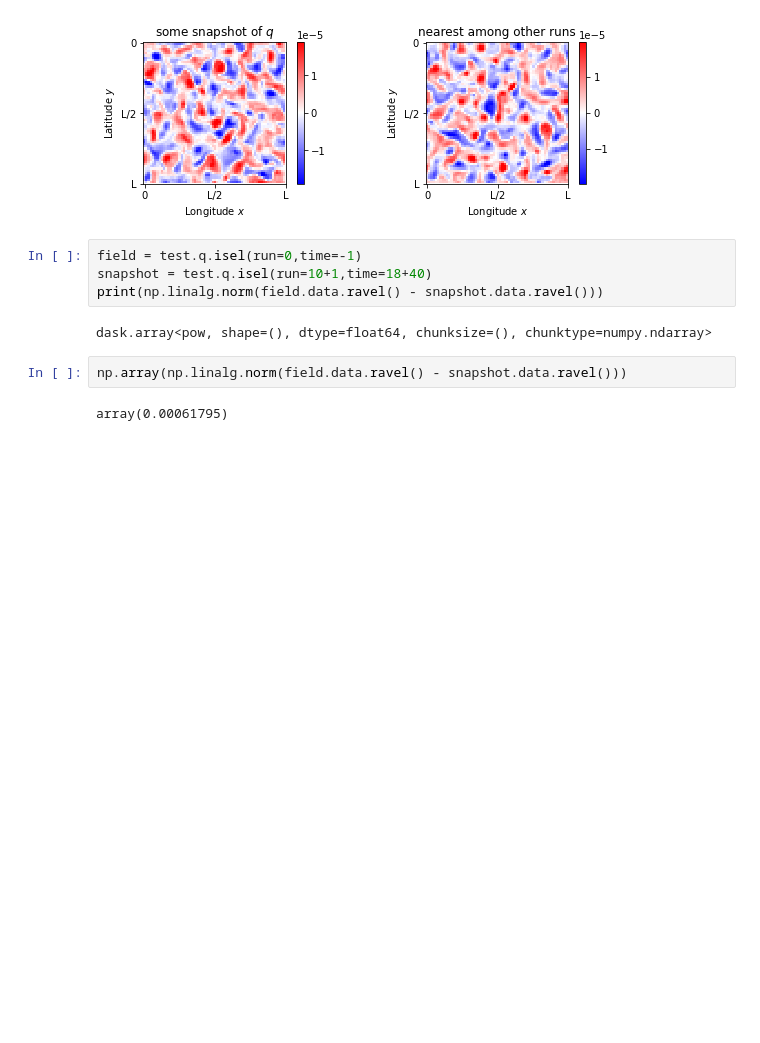
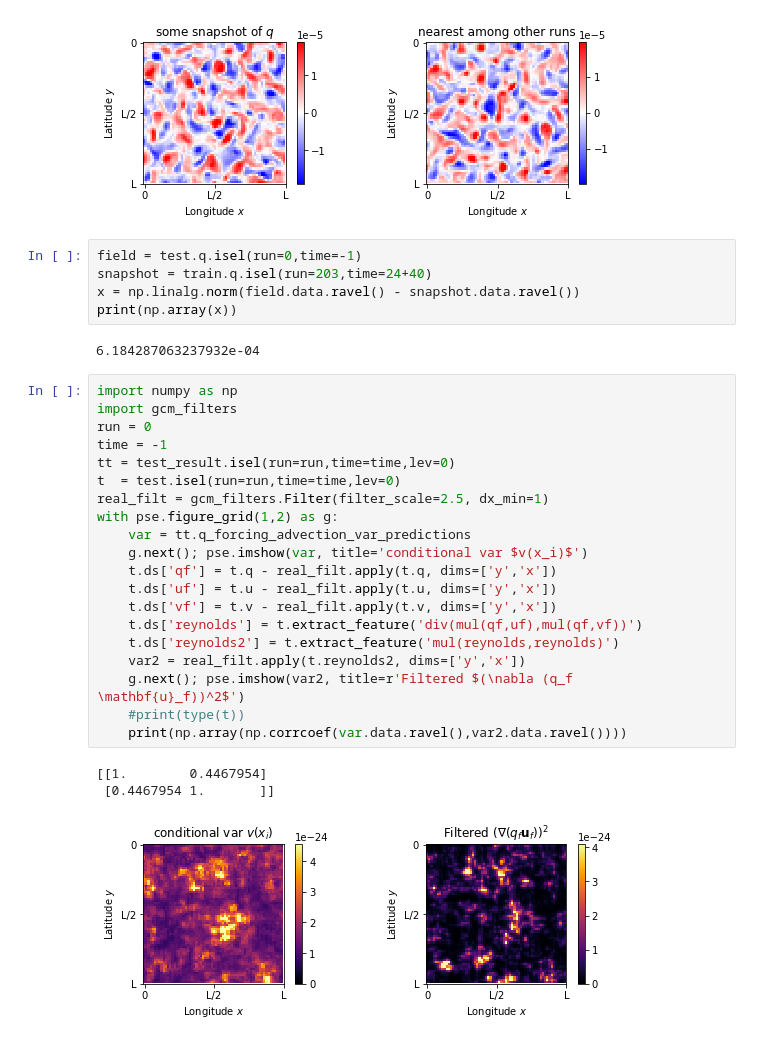
Before and after one commit to Pperezhogin/pyqg_experiments_Ross, a Jupyter notebook: pyqg_subgrid_experiments/test_Ross.ipynb, the cells around one changed output. Cells and saved outputs as stored; diff of their text form; blank space fills up the shorter version.

```diff
--- a/pyqg_subgrid_experiments/test_Ross.ipynb
+++ b/pyqg_subgrid_experiments/test_Ross.ipynb
@@ -260,11 +267,32 @@ with pse.figure_grid(1,2) as g:
 [figure]
 # %%
 field = test.q.isel(run=0,time=-1)
-snapshot = test.q.isel(run=10+1,time=18+40)
-print(np.linalg.norm(field.data.ravel() - snapshot.data.ravel()))
+snapshot = train.q.isel(run=203,time=24+40)
+x = np.linalg.norm(field.data.ravel() - snapshot.data.ravel())
+print(np.array(x))
 # %% [output]
-dask.array<pow, shape=(), dtype=float64, chunksize=(), chunktype=numpy.ndarray>
+6.184287063237932e-04
-# %%
-np.array(np.linalg.norm(field.data.ravel() - snapshot.data.ravel()))
-# %% [output]
-array(0.00061795)
+# %%
+import numpy as np
+import gcm_filters
+run = 0
+time = -1
+tt = test_result.isel(run=run,time=time,lev=0)
+t  = test.isel(run=run,time=time,lev=0)
+real_filt = gcm_filters.Filter(filter_scale=2.5, dx_min=1)
+with pse.figure_grid(1,2) as g:
+    var = tt.q_forcing_advection_var_predictions
+    g.next(); pse.imshow(var, title='conditional var $v(x_i)$')
+    t.ds['qf'] = t.q - real_filt.apply(t.q, dims=['y','x'])
+    t.ds['uf'] = t.u - real_filt.apply(t.u, dims=['y','x'])
+    t.ds['vf'] = t.v - real_filt.apply(t.v, dims=['y','x'])
+    t.ds['reynolds'] = t.extract_feature('div(mul(qf,uf),mul(qf,vf))')
+    t.ds['reynolds2'] = t.extract_feature('mul(reynolds,reynolds)')
+    var2 = real_filt.apply(t.reynolds2, dims=['y','x'])
+    g.next(); pse.imshow(var2, title=r'Filtered $(\nabla (q_f \mathbf{u}_f))^2$')
+    #print(type(t))
+    print(np.array(np.corrcoef(var.data.ravel(),var2.data.ravel())))
+# %% [output]
+[[1.        0.4467954]
+ [0.4467954 1.       ]]
+[figure, added]
```
Also changed, not shown: parts of 17 cells of this notebook, 2 other files.
